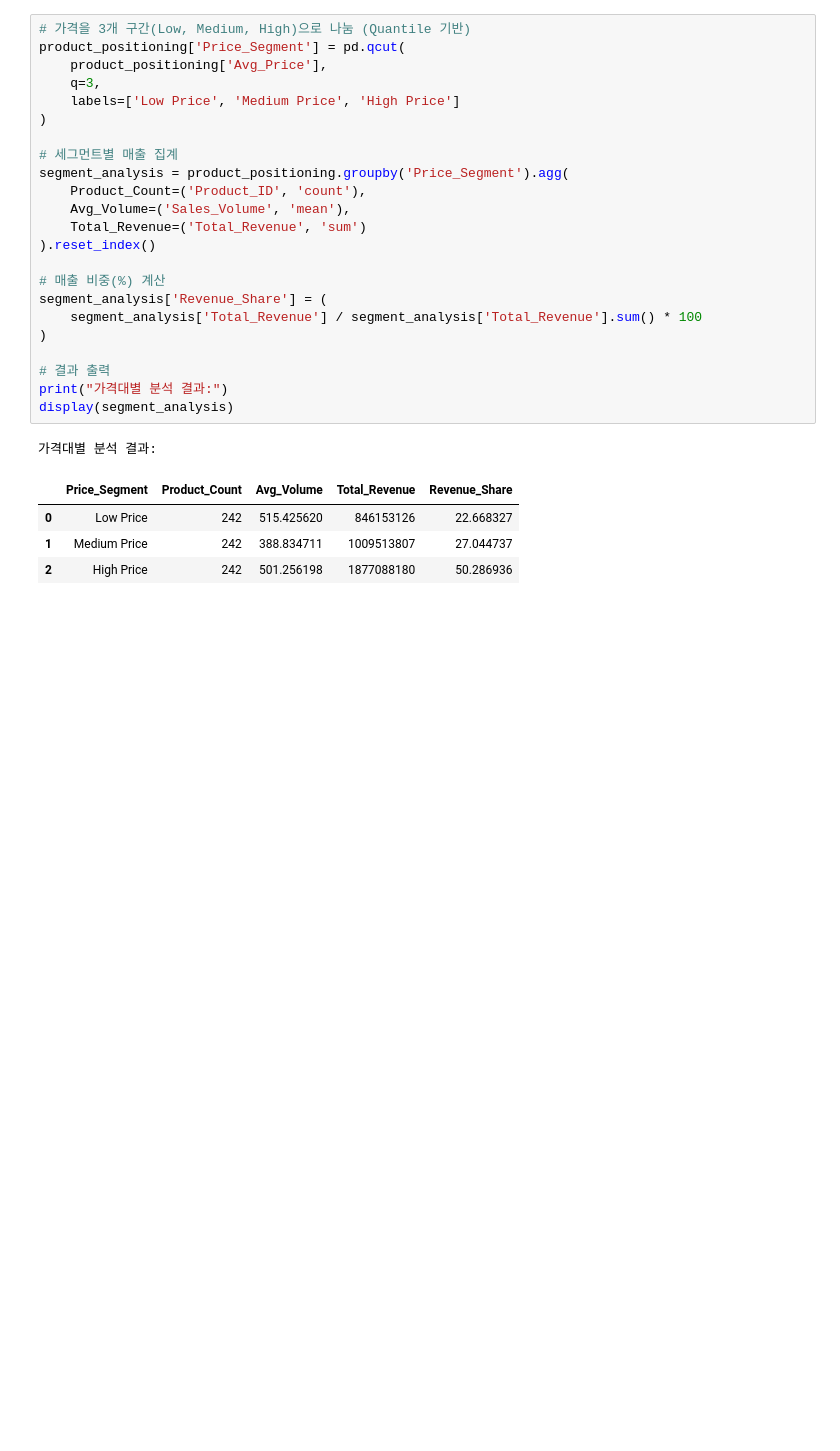
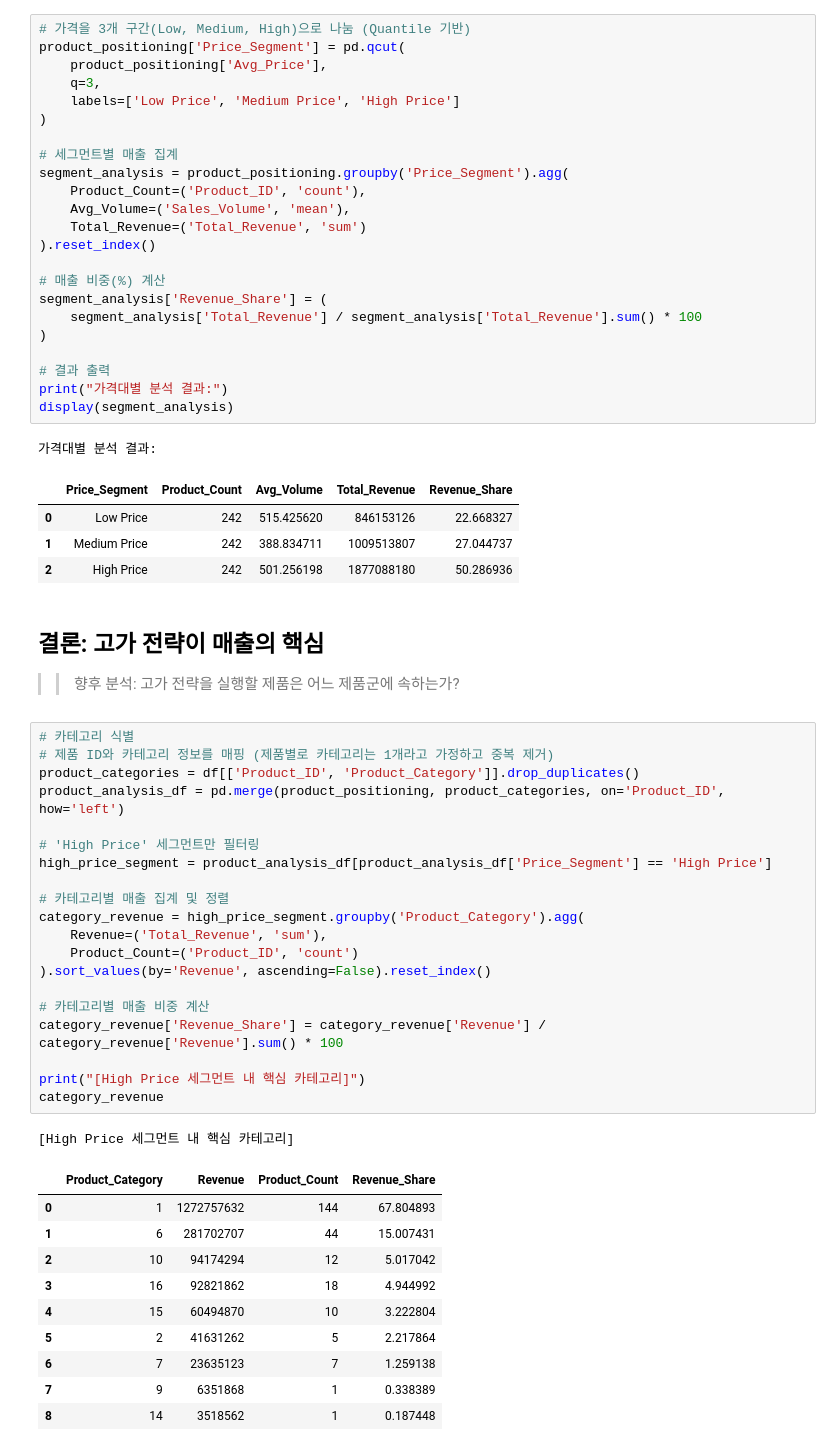
Before and after one commit to sohson/hipython, a Jupyter notebook: 45. Wallmart 데이터.ipynb, the cells around one changed output. Drawn from its saved outputs; the diff is of its cells as text; blank space fills up the shorter version.

```diff
--- a/45. Wallmart 데이터.ipynb
+++ b/45. Wallmart 데이터.ipynb
@@ -384,3 +387,38 @@ display(segment_analysis)
 | 0 | Low Price | 242 | 515.425620 | 846153126 | 22.668327 |
 | 1 | Medium Price | 242 | 388.834711 | 1009513807 | 27.044737 |
 | 2 | High Price | 242 | 501.256198 | 1877088180 | 50.286936 |
+# %% [markdown]
+## 결론: 고가 전략이 매출의 핵심
+>> 향후 분석: 고가 전략을 실행할 제품은 어느 제품군에 속하는가?
+# %%
+# 카테고리 식별
+# 제품 ID와 카테고리 정보를 매핑 (제품별로 카테고리는 1개라고 가정하고 중복 제거)
+product_categories = df[['Product_ID', 'Product_Category']].drop_duplicates()
+product_analysis_df = pd.merge(product_positioning, product_categories, on='Product_ID', how='left')
+
+# 'High Price' 세그먼트만 필터링
+high_price_segment = product_analysis_df[product_analysis_df['Price_Segment'] == 'High Price']
+
+# 카테고리별 매출 집계 및 정렬
+category_revenue = high_price_segment.groupby('Product_Category').agg(
+    Revenue=('Total_Revenue', 'sum'),
+    Product_Count=('Product_ID', 'count')
+).sort_values(by='Revenue', ascending=False).reset_index()
+
+# 카테고리별 매출 비중 계산
+category_revenue['Revenue_Share'] = category_revenue['Revenue'] / category_revenue['Revenue'].sum() * 100
+
+print("[High Price 세그먼트 내 핵심 카테고리]")
+category_revenue
+# %% [output]
+[High Price 세그먼트 내 핵심 카테고리]
+|  | Product_Category | Revenue | Product_Count | Revenue_Share |
+| 0 | 1 | 1272757632 | 144 | 67.804893 |
+| 1 | 6 | 281702707 | 44 | 15.007431 |
+| 2 | 10 | 94174294 | 12 | 5.017042 |
+| 3 | 16 | 92821862 | 18 | 4.944992 |
+| 4 | 15 | 60494870 | 10 | 3.222804 |
+| 5 | 2 | 41631262 | 5 | 2.217864 |
+| 6 | 7 | 23635123 | 7 | 1.259138 |
+| 7 | 9 | 6351868 | 1 | 0.338389 |
+| 8 | 14 | 3518562 | 1 | 0.187448 |
```
Also changed, not shown: parts of 10 cells of this notebook.
